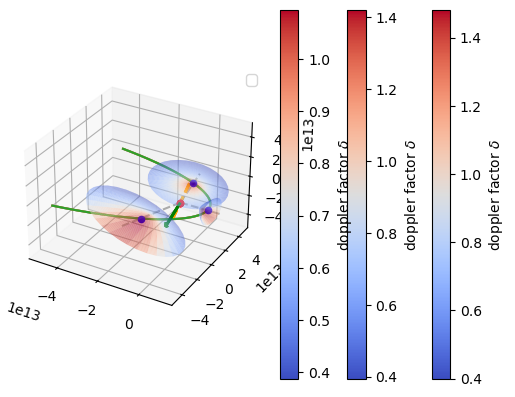
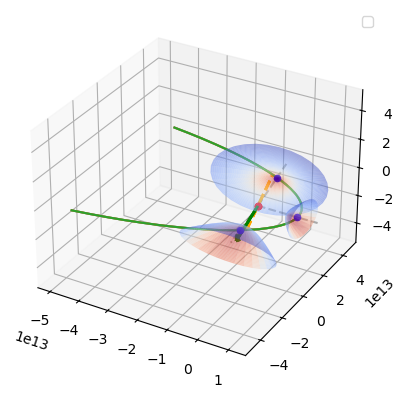
Unified diff of the notebook cell whose output changed from the first chart to the second:
--- before
+++ after
@@ -1,5 +1,5 @@
 fig = plt.figure()
 ax = fig.add_subplot(111, projection="3d") 
-for t in (-25*DAY, 0*DAY, 20*DAY):
+for t in (-15*DAY, 0*DAY, 20*DAY):
     ibs3d = IBS3D(
               gamma_max=3.,    
@@ -11,3 +11,6 @@
               t_to_calculate_beta_eff=t  
               )
-    ibs3d.peek( ax=ax, ibs_color='doppler', showtime=(-70*DAY, 70*DAY), edgecolor=None)
+    ibs3d.peek( ax=ax, ibs_color='doppler', showtime=(-70*DAY, 70*DAY), edgecolor=None,
+              colorbar=False)
+# ax.view_init(elev=0.,
+#             azim=0.)

Commit: added lc fit utils